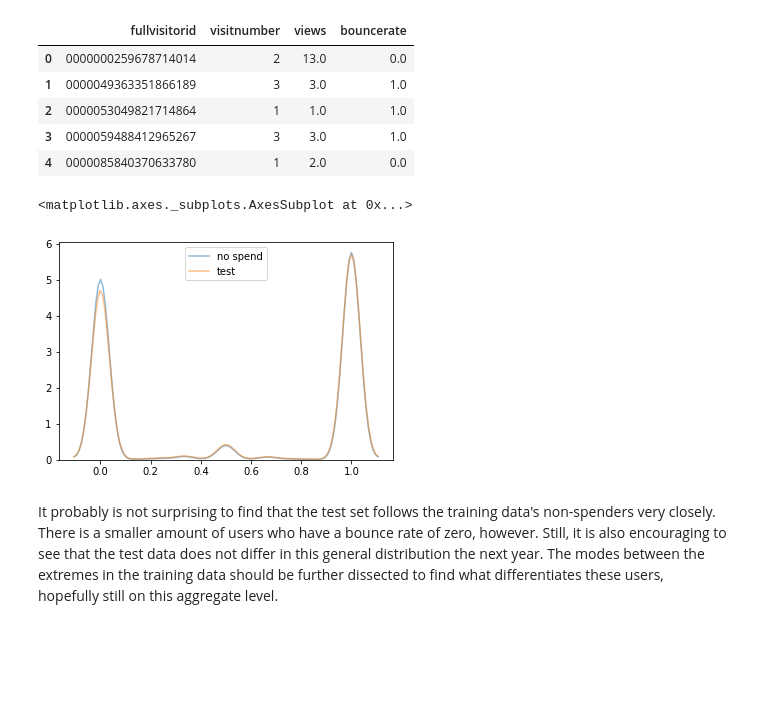
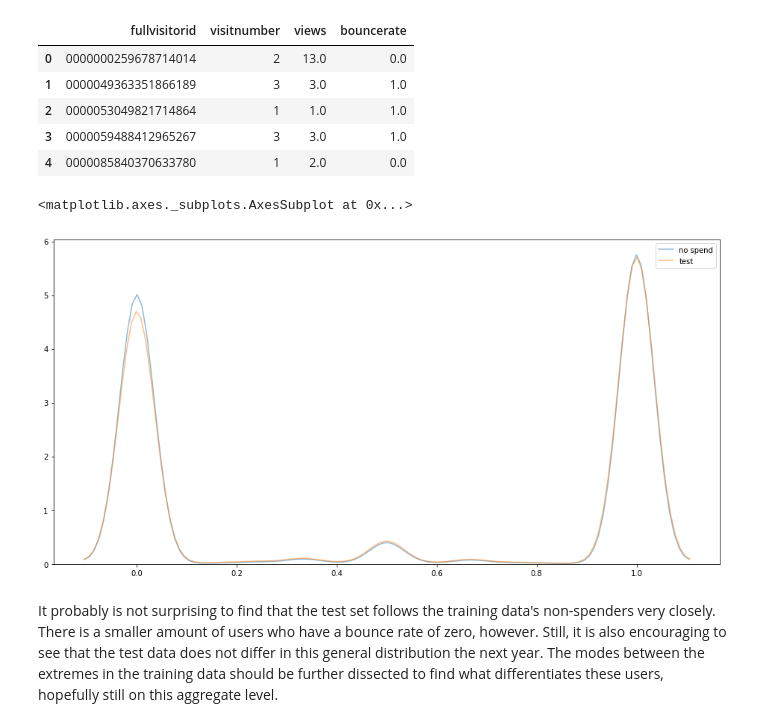
Before and after one commit to romandtse07/google_analytics_kaggle, a Jupyter notebook: 2-VisitorEDA.ipynb, the cells around one changed output. Drawn from its saved outputs; the diff is of its cells as text; code cells hidden in the pictures; blank space fills up the shorter version.

```diff
--- a/2-VisitorEDA.ipynb
+++ b/2-VisitorEDA.ipynb
@@ -274,11 +277,12 @@ testers.head()
 | 3 | 0000059488412965267 | 3 | 3.0 | 1.0 |
 | 4 | 0000085840370633780 | 1 | 2.0 | 0.0 |
 # %%
+plt.figure(figsize=(16,8))
 sns.kdeplot(non_spenders.bouncerate, label='no spend', alpha=.5)
 sns.kdeplot(testers.bouncerate, label='test', alpha=.5)
 # %% [output]
 <matplotlib.axes._subplots.AxesSubplot at 0x...>
-[figure, old version]
+[figure, new version]
 # %% [markdown]
 It probably is not surprising to find that the test set follows the training data's non-spenders very closely.  There is a smaller amount of users who have a bounce rate of zero, however.  Still, it is also encouraging to see that the test data does not differ in this general distribution the next year.  The modes between the extremes in the training data should be further dissected to find what differentiates these users, hopefully still on this aggregate level.
 # %% [markdown]
```
Also changed, not shown: parts of 3 cells of this notebook, 16 other files.
